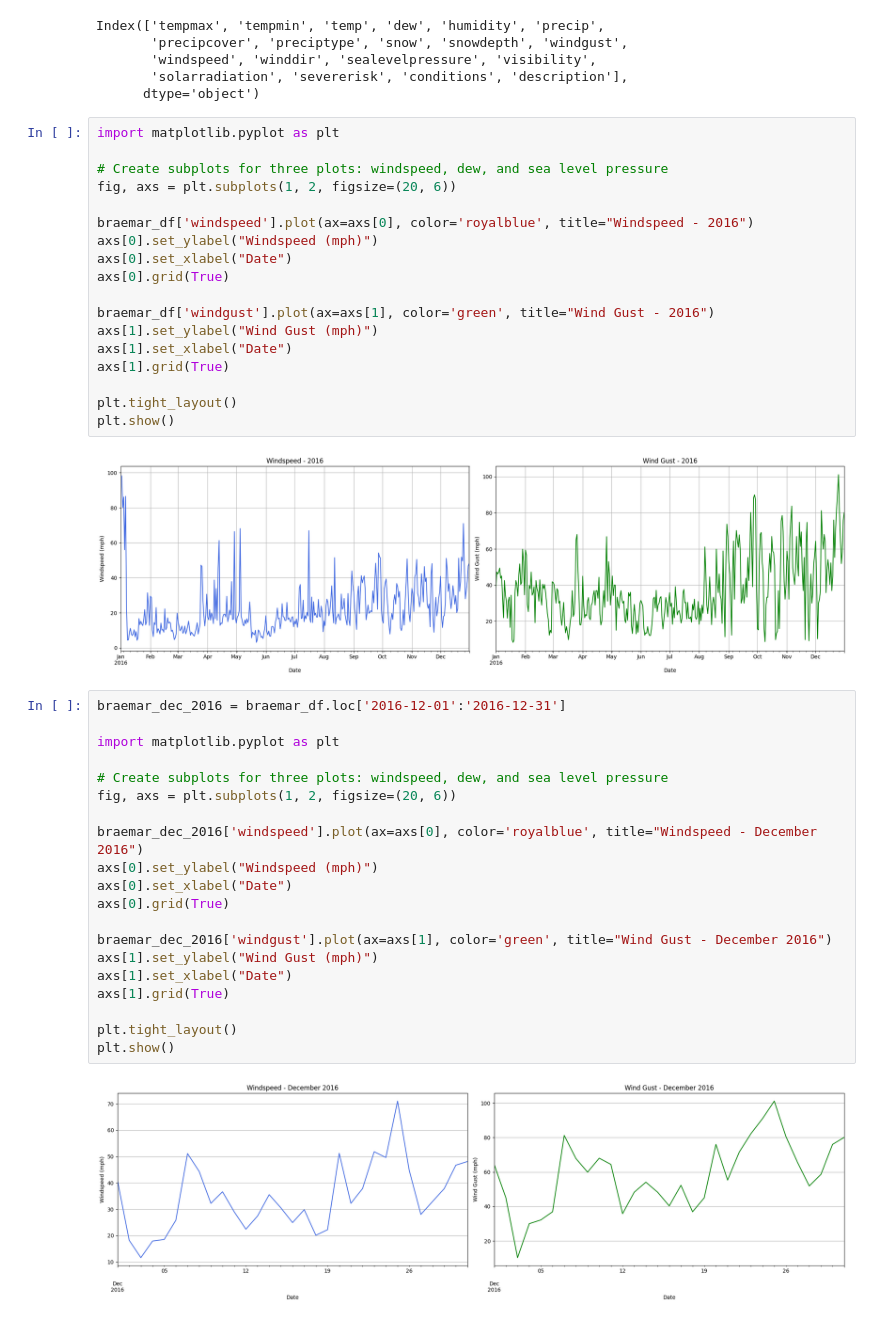
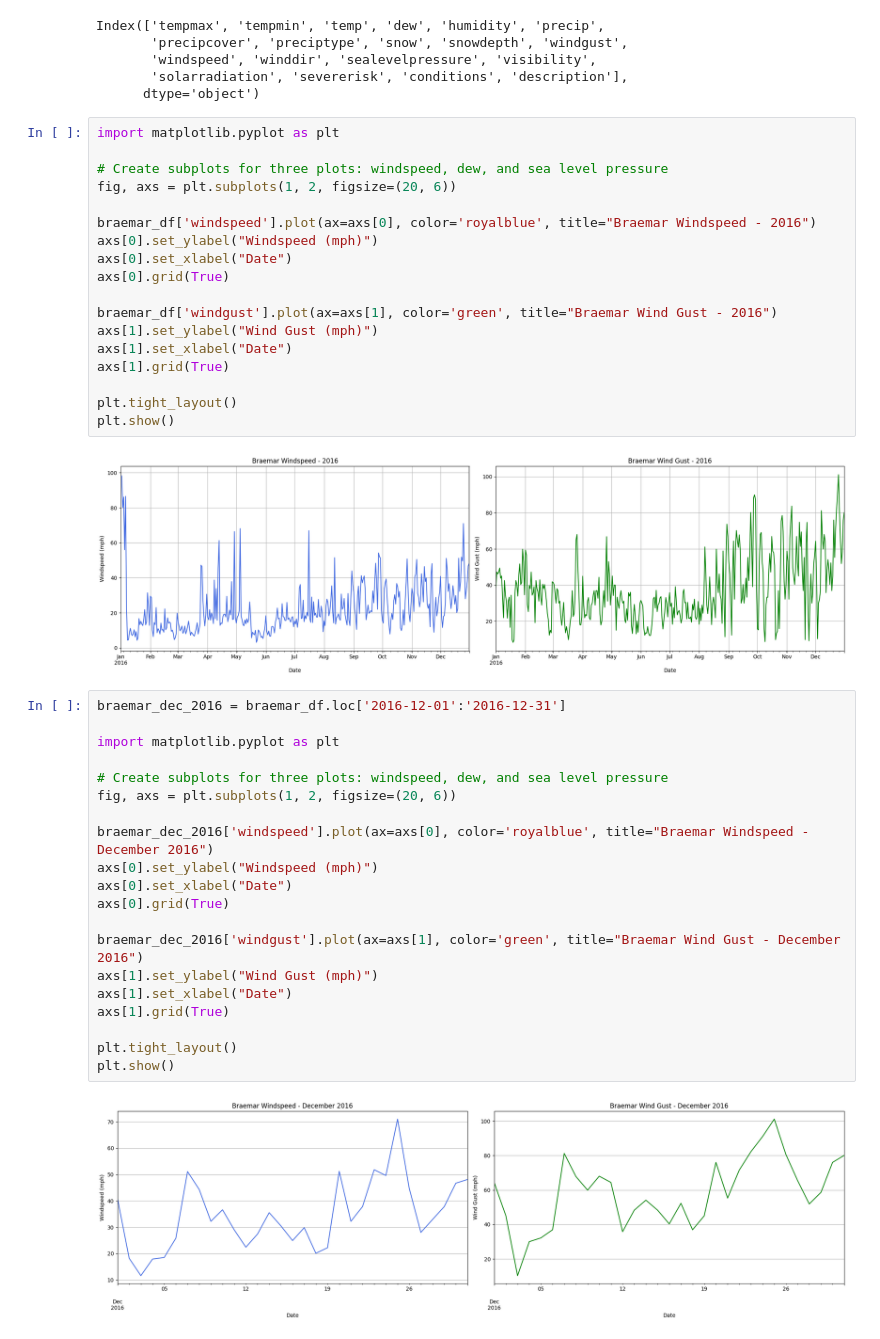
Before and after one commit to neilmartindev/shepd-eda, a Jupyter notebook: nafirs-shepd-eda.ipynb, the cells around one changed output. Drawn from its saved outputs; the diff is of its cells as text.

```diff
--- a/nafirs-shepd-eda.ipynb
+++ b/nafirs-shepd-eda.ipynb
@@ -253,12 +257,12 @@ import matplotlib.pyplot as plt
 # Create subplots for three plots: windspeed, dew, and sea level pressure
 fig, axs = plt.subplots(1, 2, figsize=(20, 6))
 
-braemar_df['windspeed'].plot(ax=axs[0], color='royalblue', title="Windspeed - 2016")
+braemar_df['windspeed'].plot(ax=axs[0], color='royalblue', title="Braemar Windspeed - 2016")
 axs[0].set_ylabel("Windspeed (mph)")
 axs[0].set_xlabel("Date")
 axs[0].grid(True)
 
-braemar_df['windgust'].plot(ax=axs[1], color='green', title="Wind Gust - 2016")
+braemar_df['windgust'].plot(ax=axs[1], color='green', title="Braemar Wind Gust - 2016")
 axs[1].set_ylabel("Wind Gust (mph)")
 axs[1].set_xlabel("Date")
 axs[1].grid(True)
@@ -266,29 +270,29 @@ axs[1].grid(True)
 plt.tight_layout()
 plt.show()
 # %% [output]
-[figure, old version]
+[figure, new version]
 # %%
 braemar_dec_2016 = braemar_df.loc['2016-12-01':'2016-12-31']
 
 import matplotlib.pyplot as plt
 
 # Create subplots for three plots: windspeed, dew, and sea level pressure
 fig, axs = plt.subplots(1, 2, figsize=(20, 6))
 
-braemar_dec_2016['windspeed'].plot(ax=axs[0], color='royalblue', title="Windspeed - December 2016")
+braemar_dec_2016['windspeed'].plot(ax=axs[0], color='royalblue', title="Braemar Windspeed - December 2016")
 axs[0].set_ylabel("Windspeed (mph)")
 axs[0].set_xlabel("Date")
 axs[0].grid(True)
 
-braemar_dec_2016['windgust'].plot(ax=axs[1], color='green', title="Wind Gust - December 2016")
+braemar_dec_2016['windgust'].plot(ax=axs[1], color='green', title="Braemar Wind Gust - December 2016")
 axs[1].set_ylabel("Wind Gust (mph)")
 axs[1].set_xlabel("Date")
 axs[1].grid(True)
 
 plt.tight_layout()
 plt.show()
 # %% [output]
-[figure, old version]
+[figure, new version]
 # %%
 import matplotlib.pyplot as plt
 import pandas as pd
```
Also changed, not shown: parts of 8 cells of this notebook.
